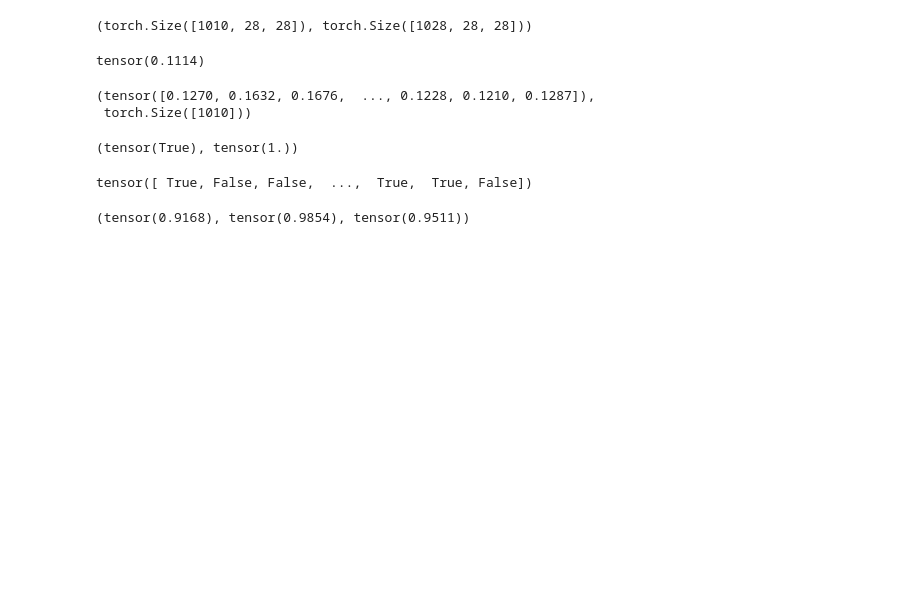
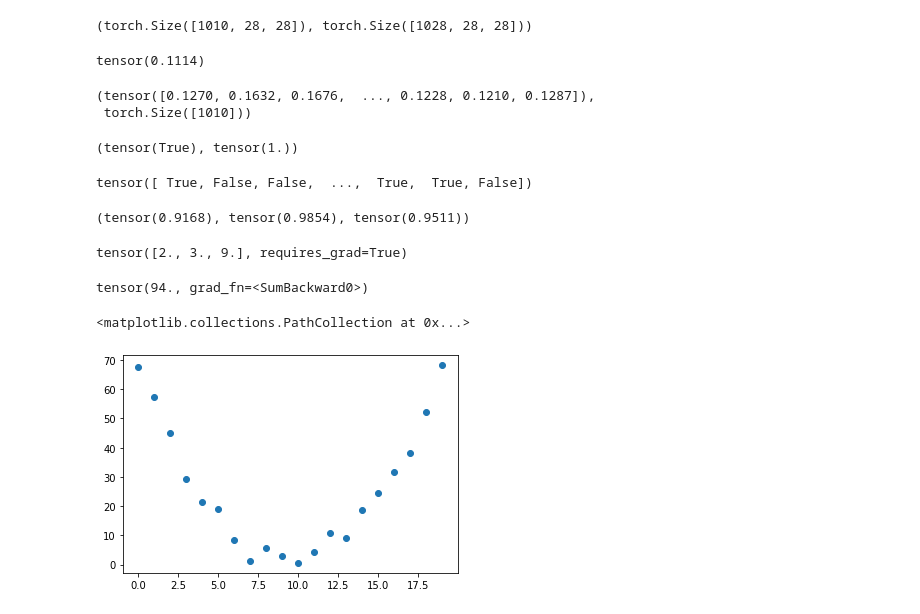
Before and after one commit to AleksandrMorozov123/My-self-educate, a Jupyter notebook: computer-vision-excercises.ipynb, the cells around one changed output. Drawn from its saved outputs; the diff is of its cells as text; code cells hidden in the pictures; blank space fills up the shorter version.

```diff
--- a/computer-vision-excercises.ipynb
+++ b/computer-vision-excercises.ipynb
@@ -498,3 +498,28 @@ accuracy_7s = (1 - is_3 (valid_7_tens).float ()).mean ()
 accuracy_3s, accuracy_7s, (accuracy_3s + accuracy_7s)/2
 # %% [output]
 (tensor(0.9168), tensor(0.9854), tensor(0.9511))
+# %%
+# calculate vector argument for our function
+xt = tensor ([2., 3., 9.]).requires_grad_ ()
+xt
+# %% [output]
+tensor([2., 3., 9.], requires_grad=True)
+# %%
+# add sum to our function and return a scalar
+def f (x):
+    return (x**2).sum ()
+
+yt = f (xt)
+yt
+# %% [output]
+tensor(94., grad_fn=<SumBackward0>)
+# %%
+import matplotlib.pyplot as plt
+
+# create a model of how the speed changes over time
+time = torch.arange (0, 20).float (); time
+speed = torch.randn (20)*3 + 0.75*(time - 9.5)**2 + 1
+plt.scatter (time, speed)
+# %% [output]
+<matplotlib.collections.PathCollection at 0x...>
+[figure, added]
```
Also changed, not shown: parts of 14 cells of this notebook.
